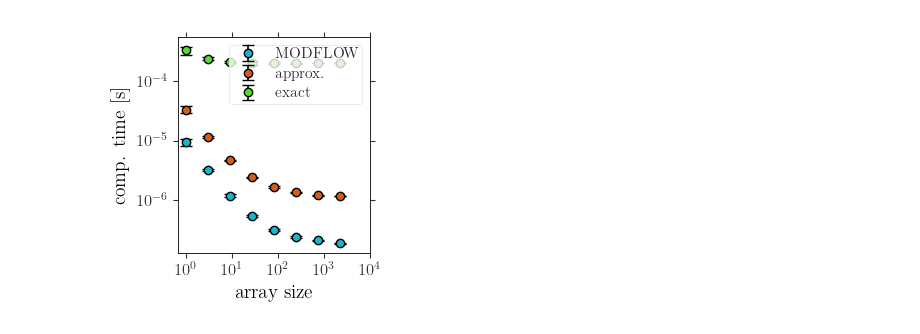
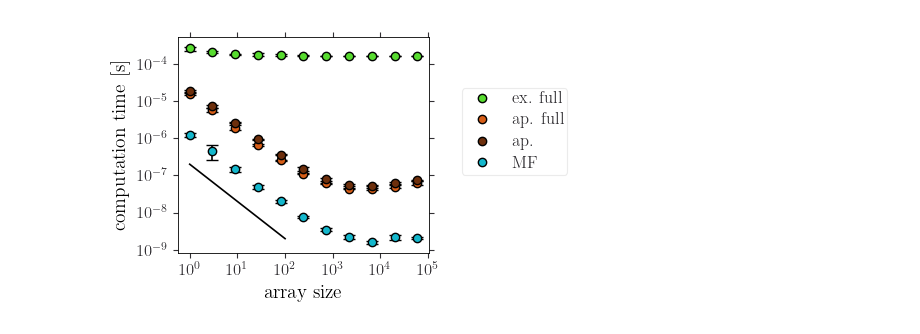
Before and after one commit to jpaccolat/seepage, a Jupyter notebook: exp6.ipynb, the cells around one changed output. Saved outputs shown, nothing was run; the diff lists cells and outputs as text; code cells hidden in the pictures.

```diff
--- a/exp6.ipynb
+++ b/exp6.ipynb
@@ -22,36 +19,54 @@ plt.style.use('plot_style.txt')
 output_path = pathlib.Path("/home/jonas/shared/Work/SSeep2026/Figures")
 
 # set equation colors
-c_ap = "#d65d17ff"
-c_ex = "#57db2fff"
 c_mf = "#14b7ccff"
+c_ap_full = "#d65d17ff"
+c_ex_full = "#57db2fff"
+c_ap = "#6d2f0cff"
+c_ex = "#296e13ff"
 # %%
 # load data
-df = pd.read_csv('exp6_BCB_SAND/time.csv', index_col=0)
+df = pd.read_csv('exp6_vGM_SAND/time.csv', index_col=0)
 # %%
-fig, ax = plt.subplots(figsize=(3, 3))
+fig, ax = plt.subplots(figsize=(5, 3))
 
 base = 3
-x = np.array([base**i for i in range(8)])
+x = np.array([base**i for i in range(len(df))])
 
 ax.errorbar(x, df['mf mean'], df['mf std'], ls='None', marker='o', mfc=c_mf,
             ecolor='k', capsize=4, label='MODFLOW')
+ax.errorbar(x, df['ap full mean'], df['ap full std'], ls='None', marker='o',
+            mfc=c_ap_full, ecolor='k', capsize=4, label='approx. full')
+ax.errorbar(x, df['ex full mean'], df['ex full std'], ls='None', marker='o',
+            mfc=c_ex_full, ecolor='k', capsize=4, label='exact full')
 ax.errorbar(x, df['ap mean'], df['ap std'], ls='None', marker='o', mfc=c_ap,
-            ecolor='k', capsize=4, label='approx.')
-ax.errorbar(x, df['ex mean'], df['ex std'], ls='None', marker='o', mfc=c_ex,
-            ecolor='k', capsize=4, label='exact')
+            ecolor='k', capsize=4, label='approx')
+# ax.errorbar(x, df['ex mean'], df['ex std'], ls='None', marker='o', mfc=c_ex,
+#             ecolor='k', capsize=4, label='exact')
+
+x = np.logspace(0, 2, 2)
+y = 2e-7 / x
+ax.plot(x, y, c='k')
 
 ax.spines["top"].set_visible(True)
 ax.spines["right"].set_visible(True)
 ax.tick_params(top=True, right=True)
 ax.set(xscale='log', yscale='log')
 ax.minorticks_off()
 
 ax.set_xlabel('array size', labelpad=5)
-ax.set_ylabel('comp. time [s]', labelpad=5)
-ax.set_xticks([1e0, 1e1, 1e2, 1e3, 1e4])
+ax.set_ylabel('computation time [s]', labelpad=5)
+ax.set_xticks([1e0, 1e1, 1e2, 1e3, 1e4, 1e5])
 
-plt.legend(loc='upper right', fontsize=11)
+
+legend = [Line2D([0], [0], ls='None', marker='o', color=c_ex_full, label='ex. full'),
+          Line2D([0], [0], ls='None', marker='o', color=c_ap_full, label='ap. full'),
+          Line2D([0], [0], ls='None', marker='o', color=c_ap, label='ap.'),
+          Line2D([0], [0], ls='None', marker='o', color=c_mf, label='MF')]
+
+
+plt.legend(handles=legend, fontsize=12, loc='upper left', bbox_to_anchor=(1.1, 0.8))
 plt.tight_layout()
+#plt.savefig(output_path / 'time_complexity_vGM_SAND.pdf')
 # %% [output]
-[figure, old version]
+[figure, new version]
```
Also changed, not shown: parts of 1 cell of this notebook, 1 other file.
